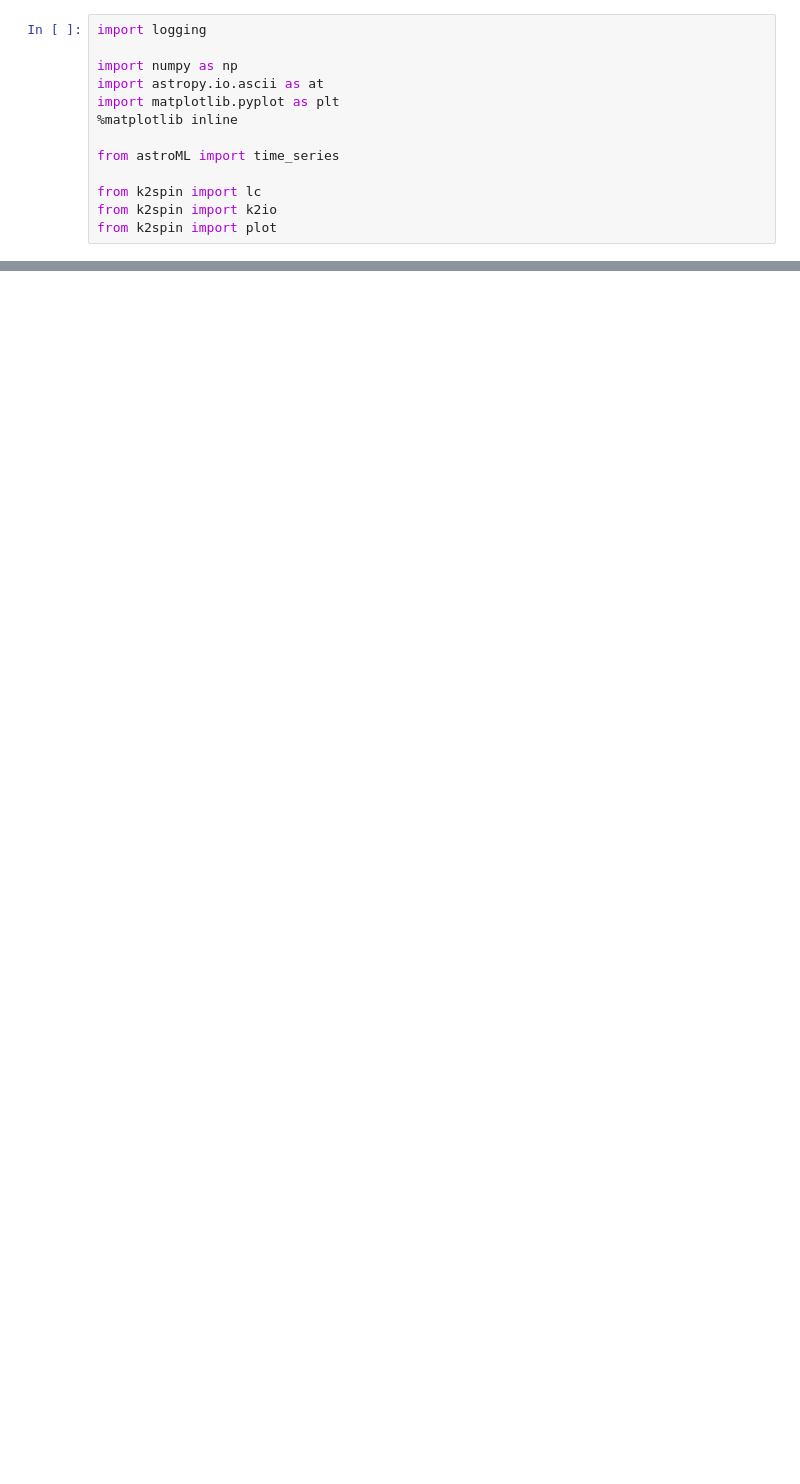
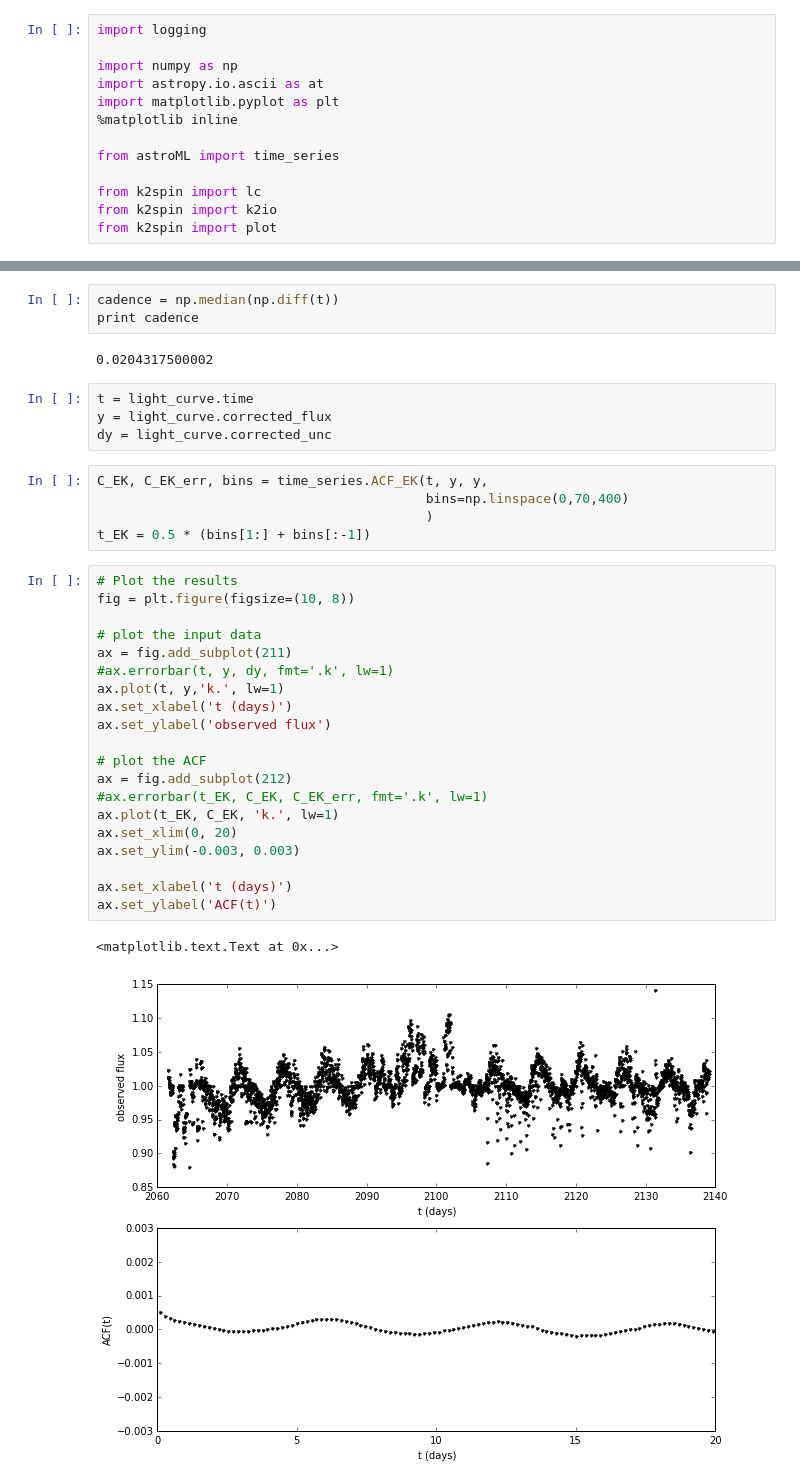
Before and after one commit to stephtdouglas/k2spin, a Jupyter notebook: acf.ipynb, the cells around one changed output, grey strips where cells are left out. Saved outputs shown, nothing was run; the diff lists cells and outputs as text; blank space fills up the shorter version.

```diff
--- a/acf.ipynb
+++ b/acf.ipynb
@@ -58,0 +62,37 @@ ax.set_ylabel('ACF(t)')
+# %%
+cadence = np.median(np.diff(t))
+print cadence
+# %% [output]
+0.0204317500002
+# %%
+t = light_curve.time
+y = light_curve.corrected_flux
+dy = light_curve.corrected_unc
+# %%
+C_EK, C_EK_err, bins = time_series.ACF_EK(t, y, y,
+                                          bins=np.linspace(0,70,400)
+                                          )
+t_EK = 0.5 * (bins[1:] + bins[:-1])
+# %%
+# Plot the results
+fig = plt.figure(figsize=(10, 8))
+
+# plot the input data
+ax = fig.add_subplot(211)
+#ax.errorbar(t, y, dy, fmt='.k', lw=1)
+ax.plot(t, y,'k.', lw=1)
+ax.set_xlabel('t (days)')
+ax.set_ylabel('observed flux')
+
+# plot the ACF
+ax = fig.add_subplot(212)
+#ax.errorbar(t_EK, C_EK, C_EK_err, fmt='.k', lw=1)
+ax.plot(t_EK, C_EK, 'k.', lw=1)
+ax.set_xlim(0, 20)
+ax.set_ylim(-0.003, 0.003)
+
+ax.set_xlabel('t (days)')
+ax.set_ylabel('ACF(t)')
+# %% [output]
+<matplotlib.text.Text at 0x...>
+[figure, added]
```
Also changed, not shown: parts of 3 cells of this notebook.
